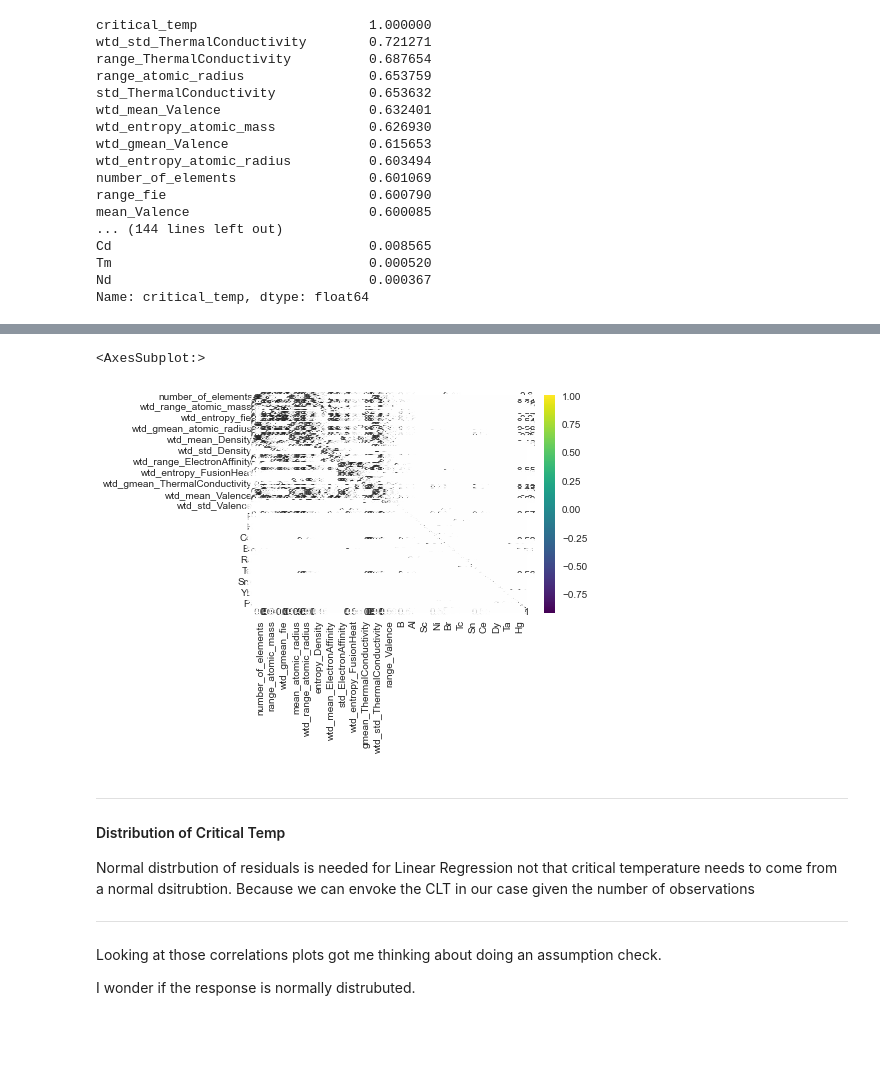
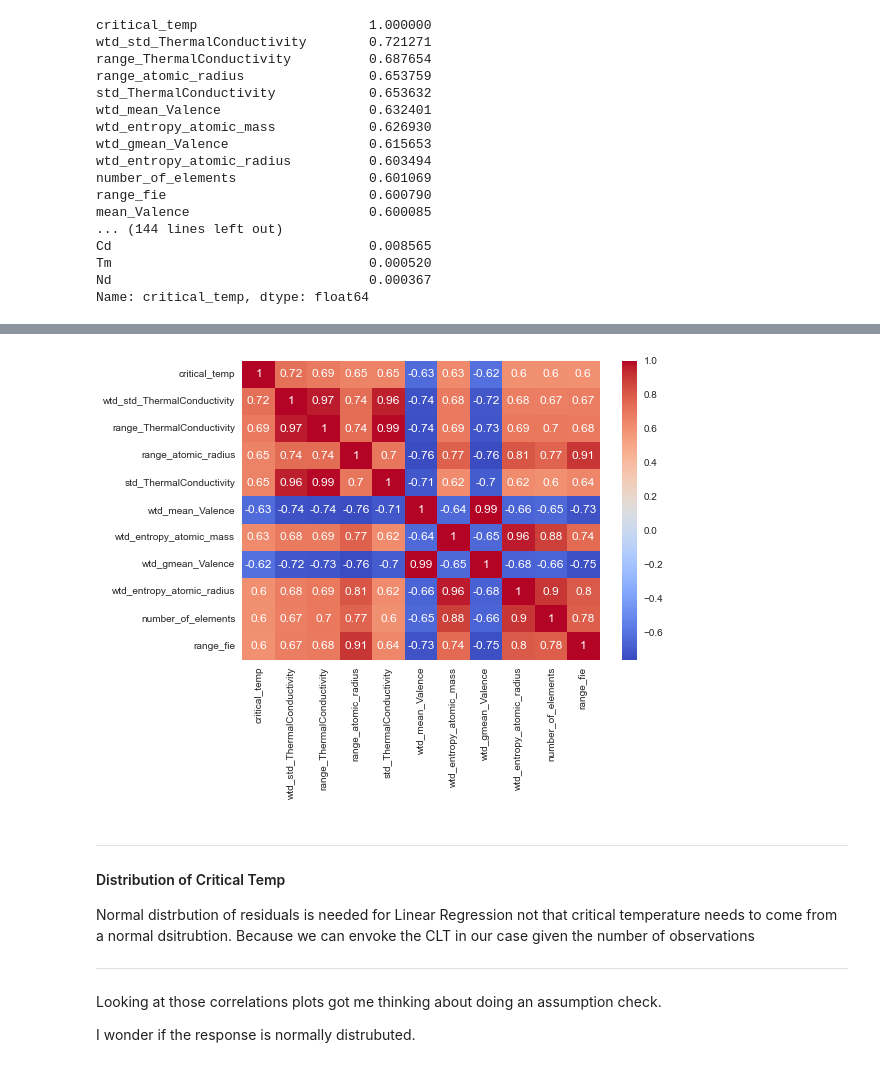
Before and after one commit to JosephLazarus/QTW, a Jupyter notebook: Case Study 1/Case Study 1-simplier.ipynb, the cells around one changed output, grey strips where cells are left out. Drawn from its saved outputs; the diff is of its cells as text; code cells hidden in the pictures; blank space fills up the shorter version.

Commit message:
Stats summary and Corr plot added

```diff
--- a/Case Study 1/Case Study 1-simplier.ipynb
+++ b/Case Study 1/Case Study 1-simplier.ipynb
@@ -237,0 +238,3 @@ sns.regplot(x="wtd_std_ThermalConductivity", y="critical_temp", data=df, fit_reg
+# %%
+highcorr = ['critical_temp', 'wtd_std_ThermalConductivity', 'range_ThermalConductivity', 'range_atomic_radius', 'std_ThermalConductivity','wtd_mean_Valence', 'wtd_entropy_atomic_mass', 'wtd_gmean_Valence', 'wtd_entropy_atomic_radius', 'number_of_elements', 'range_fie']
+df[highcorr].describe()
@@ -238,8 +251,13 @@ sns.regplot(x="wtd_std_ThermalConductivity", y="critical_temp", data=df, fit_reg
+# %%
+df_highcorr = df[highcorr]
+
+corrMatrix = df_highcorr.corr()
+sns.heatmap(corrMatrix, annot=True, cmap="coolwarm")
+plt.show()
+# %% [output]
+[figure, added]
 # %%
-sns.heatmap(df.corr(),annot=True,cmap='viridis')
+#sns.heatmap(df.corr(),annot=True,cmap='viridis')
-# %% [output]
-<AxesSubplot:>
-[figure, removed]
 # %% [markdown]
 ___
 #### Distribution of Critical Temp
```
Also changed, not shown: parts of 12 cells of this notebook.
